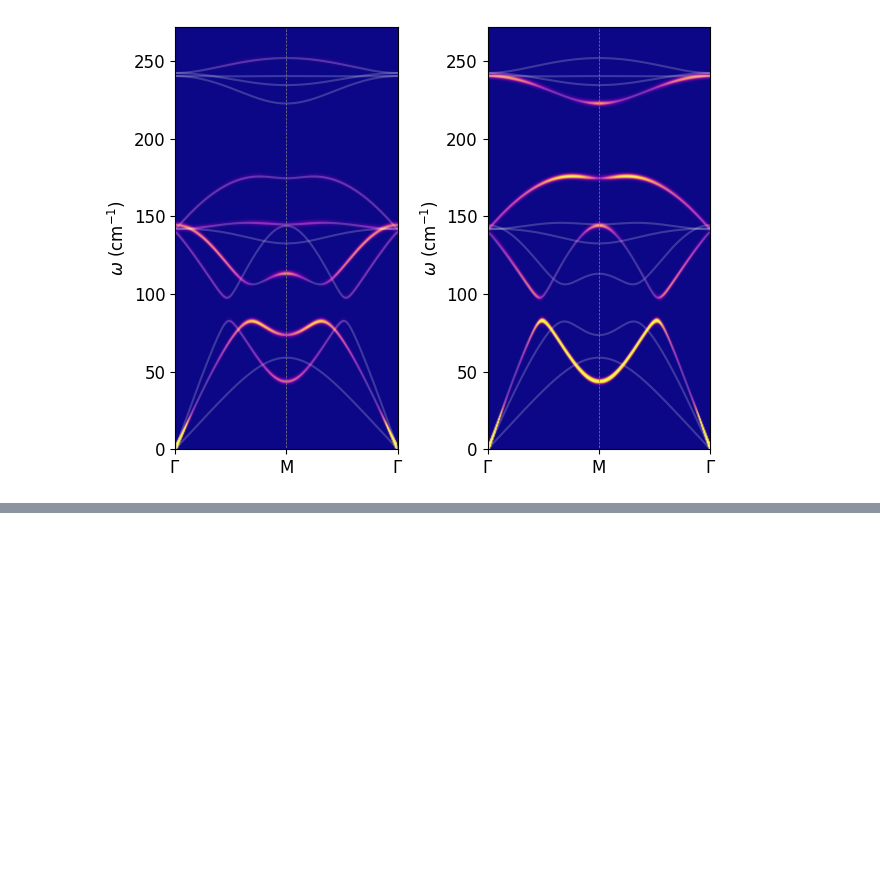
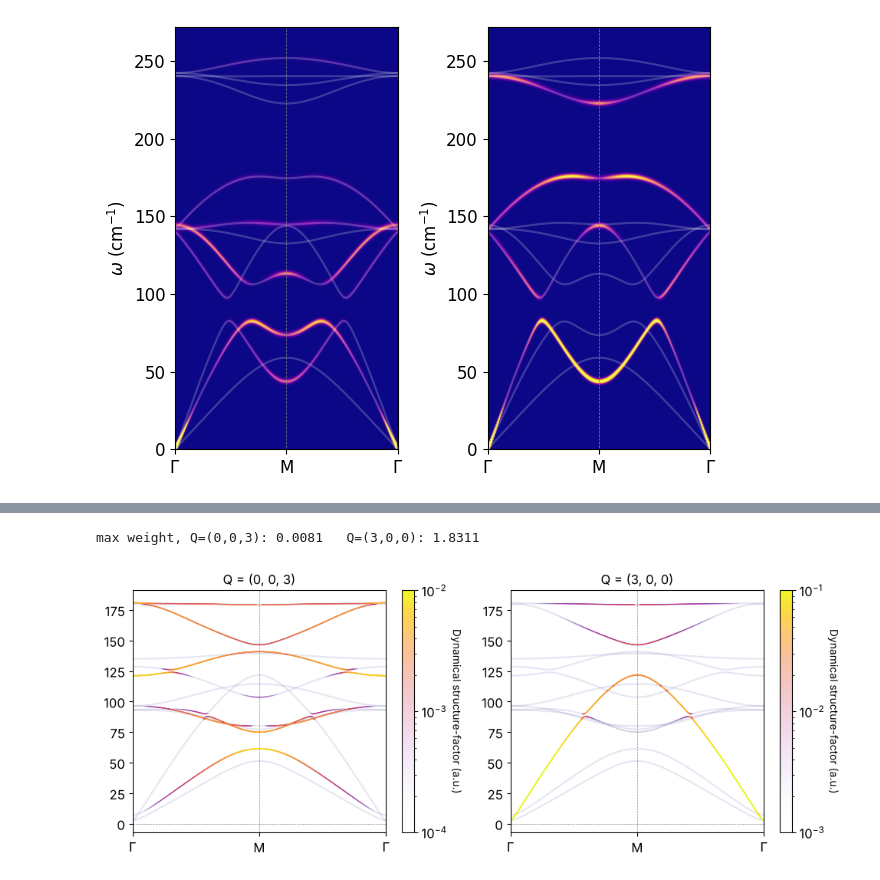
Before and after one commit to ManexAlkorta/mnx, a Jupyter notebook: Tutorial/DynMatrix.ipynb, the cells around one changed output, grey strips where cells are left out. Saved outputs shown, nothing was run; the diff lists cells and outputs as text; code cells hidden in the pictures; blank space fills up the shorter version.

```diff
--- a/Tutorial/DynMatrix.ipynb
+++ b/Tutorial/DynMatrix.ipynb
@@ -516,0 +528,24 @@ plt.tight_layout()
+# %%
+dyn_MnTe = mnx.DynMatrix.from_file(file="./dyns/MnTe/dyn", qgrid=[2,2,2], Nqirr=4)
+
+k_inpath=[
+        [[0,0,0],[0.5,0,0]],
+        [[0.5,0,0],[0,0,0]],
+    ]
+xlabels = ["$\Gamma$", "M", "$\Gamma$"]
+bands_MnTe, qpath, xticks, structure_factor_003 = dyn_MnTe.get_bands_with_SF(k_inpath=k_inpath, N=100, Q=[0,0,3])
+bands_MnTe, qpath, xticks, structure_factor_300 = dyn_MnTe.get_bands_with_SF(k_inpath=k_inpath, N=100, Q=[3,0,0])
+print("max weight, Q=(0,0,3):", structure_factor_003.max().round(4), "  Q=(3,0,0):", structure_factor_300.max().round(4))
+# %% [output]
+max weight, Q=(0,0,3): 0.0081   Q=(3,0,0): 1.8311
+# %%
+import matplotlib.pyplot as plt
+
+f, axs = plt.subplots(1, 2, figsize=(10, 4))
+mnx.io.plot_bands_segment(qpath, bands_MnTe, structure_factor_003, xticks, xlabels, ax=axs[0], vmin=1e-4, vmax=1e-2)
+mnx.io.plot_bands_segment(qpath, bands_MnTe, structure_factor_300, xticks, xlabels, ax=axs[1], vmin=1e-3, vmax=1e-1)
+axs[0].set_title("Q = (0, 0, 3)")
+axs[1].set_title("Q = (3, 0, 0)")
+plt.tight_layout()
+# %% [output]
+[figure, added]
```
Also changed, not shown: parts of 2 cells of this notebook.
